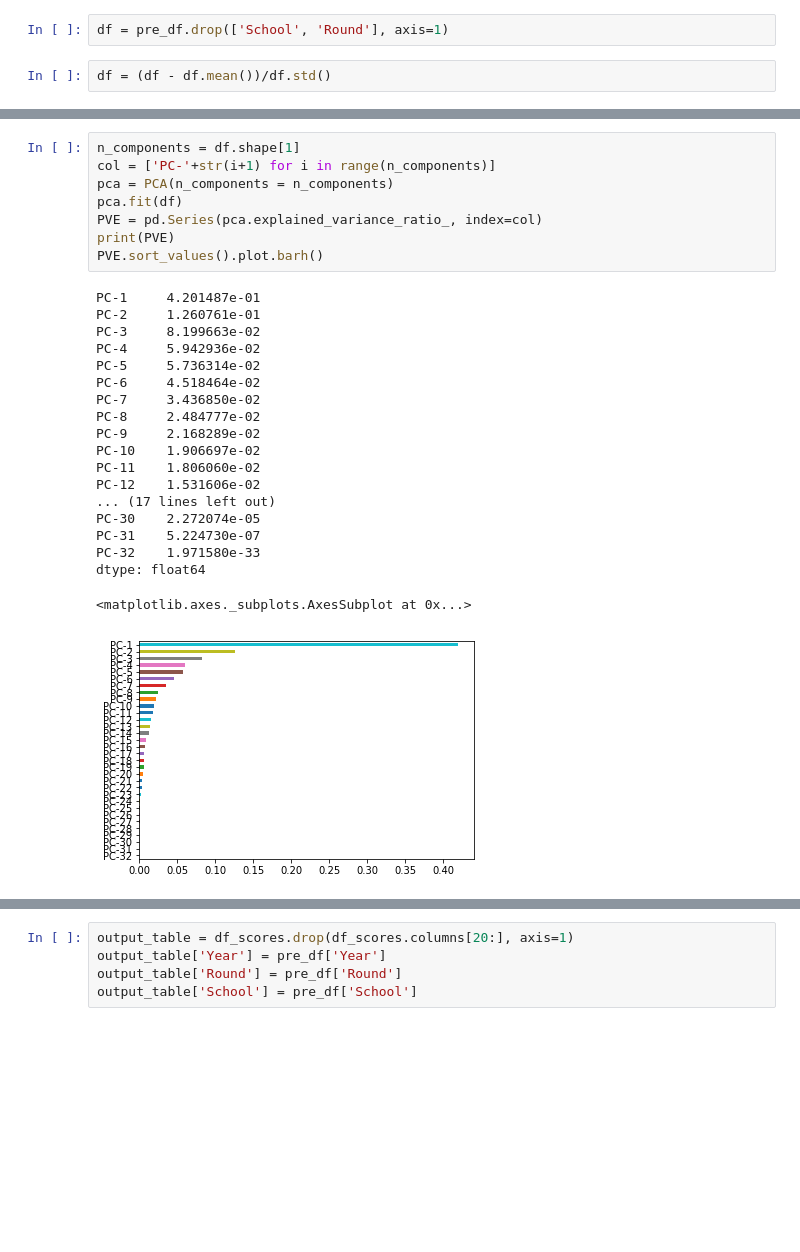
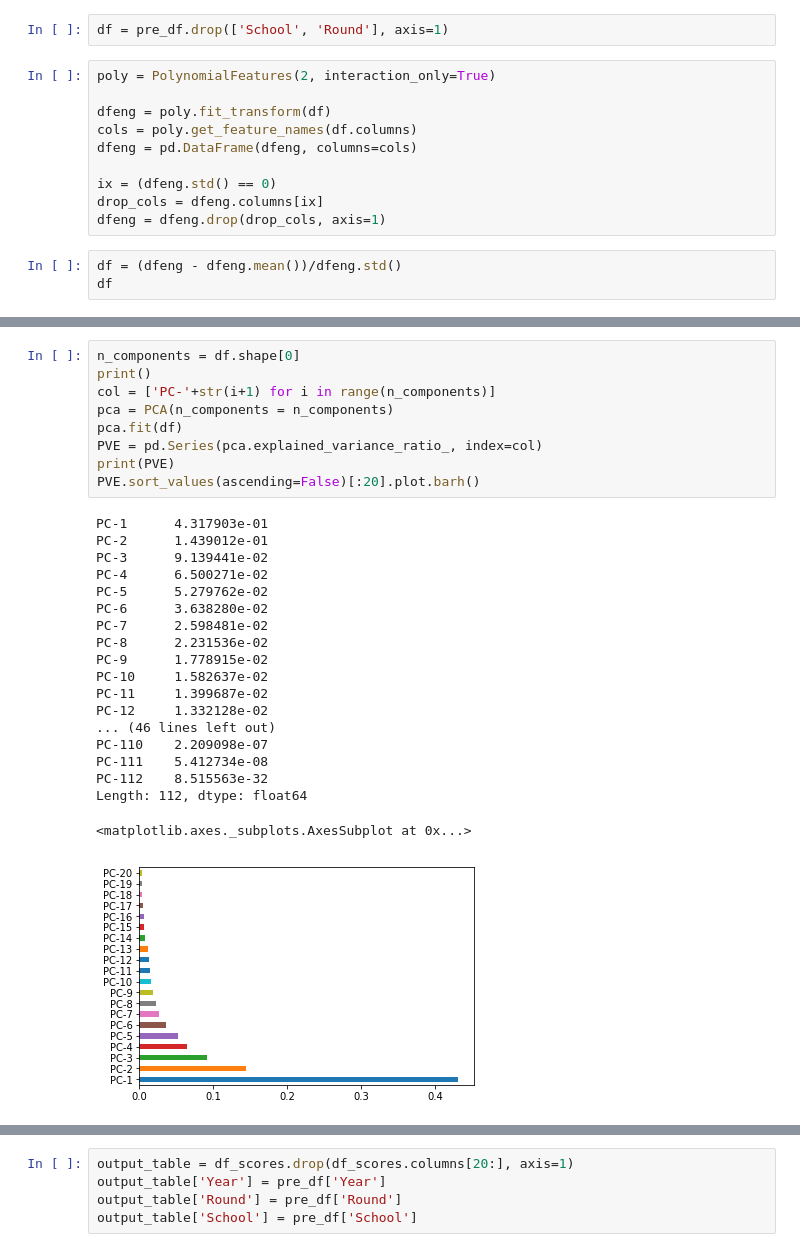
Before and after one commit to rileyma/MA490-Project-201930, a Jupyter notebook: PCA.ipynb, the cells around one changed output, grey strips where cells are left out. Cells and saved outputs as stored; diff of their text form; blank space fills up the shorter version.

```diff
--- a/PCA.ipynb
+++ b/PCA.ipynb
@@ -19,5 +20,16 @@ Index(['School', 'G', 'W', 'L', 'W-L%', 'SRS', 'SOS', 'W.1', 'L.1', 'W.2',
       dtype='object')
 # %%
 df = pre_df.drop(['School', 'Round'], axis=1)
-# %%
-df = (df - df.mean())/df.std()
+# %%
+poly = PolynomialFeatures(2, interaction_only=True)
+
+dfeng = poly.fit_transform(df)
+cols = poly.get_feature_names(df.columns)
+dfeng = pd.DataFrame(dfeng, columns=cols)
+
+ix = (dfeng.std() == 0)
+drop_cols = dfeng.columns[ix]
+dfeng = dfeng.drop(drop_cols, axis=1)
+# %%
+df = (dfeng - dfeng.mean())/dfeng.std()
+df
@@ -24,31 +55,32 @@ df = (df - df.mean())/df.std()
 # %%
-n_components = df.shape[1]
+n_components = df.shape[0]
+print()
 col = ['PC-'+str(i+1) for i in range(n_components)]
 pca = PCA(n_components = n_components)
 pca.fit(df)
 PVE = pd.Series(pca.explained_variance_ratio_, index=col)
 print(PVE)
-PVE.sort_values().plot.barh()
+PVE.sort_values(ascending=False)[:20].plot.barh()
 # %% [output]
-PC-1     4.201487e-01
-PC-2     1.260761e-01
-PC-3     8.199663e-02
-PC-4     5.942936e-02
-PC-5     5.736314e-02
-PC-6     4.518464e-02
-PC-7     3.436850e-02
-PC-8     2.484777e-02
-PC-9     2.168289e-02
-PC-10    1.906697e-02
-PC-11    1.806060e-02
-PC-12    1.531606e-02
-... (17 lines left out)
-PC-30    2.272074e-05
-PC-31    5.224730e-07
-PC-32    1.971580e-33
-dtype: float64
+PC-1      4.317903e-01
+PC-2      1.439012e-01
+PC-3      9.139441e-02
+PC-4      6.500271e-02
+PC-5      5.279762e-02
+PC-6      3.638280e-02
+PC-7      2.598481e-02
+PC-8      2.231536e-02
+PC-9      1.778915e-02
+PC-10     1.582637e-02
+PC-11     1.399687e-02
+PC-12     1.332128e-02
+... (46 lines left out)
+PC-110    2.209098e-07
+PC-111    5.412734e-08
+PC-112    8.515563e-32
+Length: 112, dtype: float64
 <matplotlib.axes._subplots.AxesSubplot at 0x...>
-[figure, old version]
+[figure, new version]
 # %%
 df_loadings = pd.DataFrame(pca.components_, columns=df.columns, index=col)
 print(df_loadings.shape)
```
Also changed, not shown: parts of 7 cells of this notebook, 10 other files.
